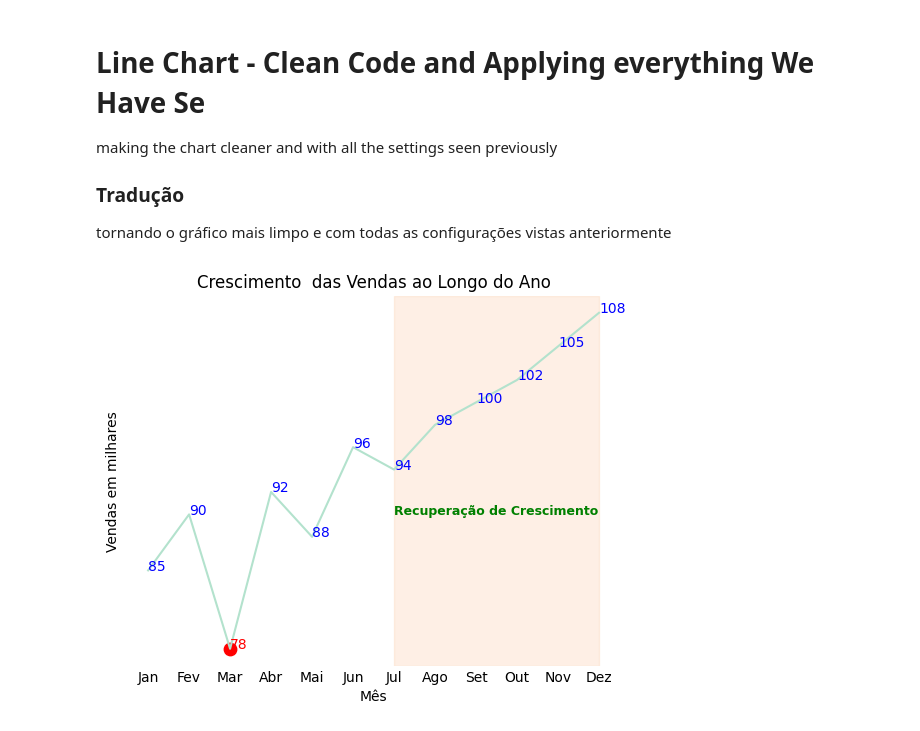
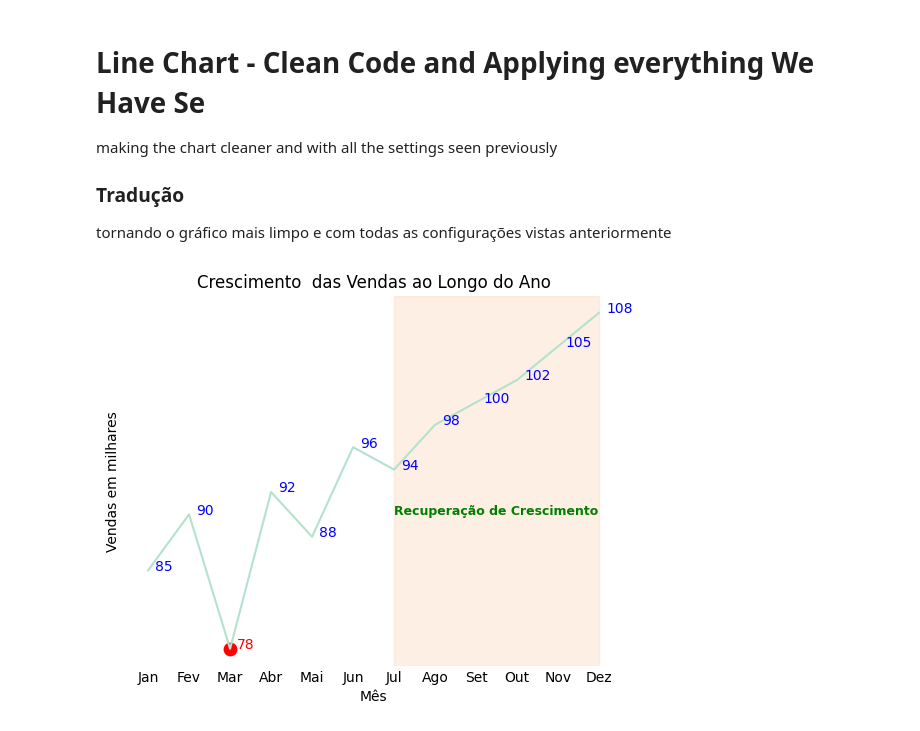
Before and after one commit to sdemoviart/data-viz-python-collection, a Jupyter notebook: line_chart.ipynb, the cells around one changed output. Drawn from its saved outputs; the diff is of its cells as text; code cells hidden in the pictures.

```diff
--- a/line_chart.ipynb
+++ b/line_chart.ipynb
@@ -154,32 +154,32 @@ for i, marcador in enumerate(marcadores):
         tamanho = 80
     else:
         cor = 'Blue'
         tamanho = 0
     plt.scatter(meses[i], vendas[i], marker=marcador, s=tamanho, color=cor)
-    plt.annotate(vendas[i], color=cor, xy=(meses[i],vendas[i]), xytext=(0, 0), textcoords='offset points')
+    plt.annotate(vendas[i], color=cor, xy=(meses[i],vendas[i]), xytext=(5, 0), textcoords='offset points')
 #==========================================================================================================================================
 #destaque da região - axvspan = eixo x vertical espandido
 # parametro alpha = transparencia no matplotlib que vai de 0 a 1
 plt.axvspan(6, 11, alpha=0.3, color=cores[1])
 plt.text(6,90, 'Recuperação de Crescimento', color = 'green', fontsize=9, weight='bold')
 
 #==========================================================================================================================================
 # Retirando a caixa em torno do gráfico.
 plt.box(False)
 
 #==========================================================================================================================================
 # removendo as linhas tracejadas de cada mês
 plt.tick_params(axis='x', length=0)
 
 #==========================================================================================================================================
 # Removendo os valores do eixo y passando uma lista vazia.
 plt.yticks([])
 
 #==========================================================================================================================================
 # Configurando rótulos e títulos.
 plt.xlabel('Mês')
 plt.ylabel('Vendas em milhares')
 plt.title('Crescimento  das Vendas ao Longo do Ano')
 plt.show()
 # %% [output]
-[figure, old version]
+[figure, new version]
```
